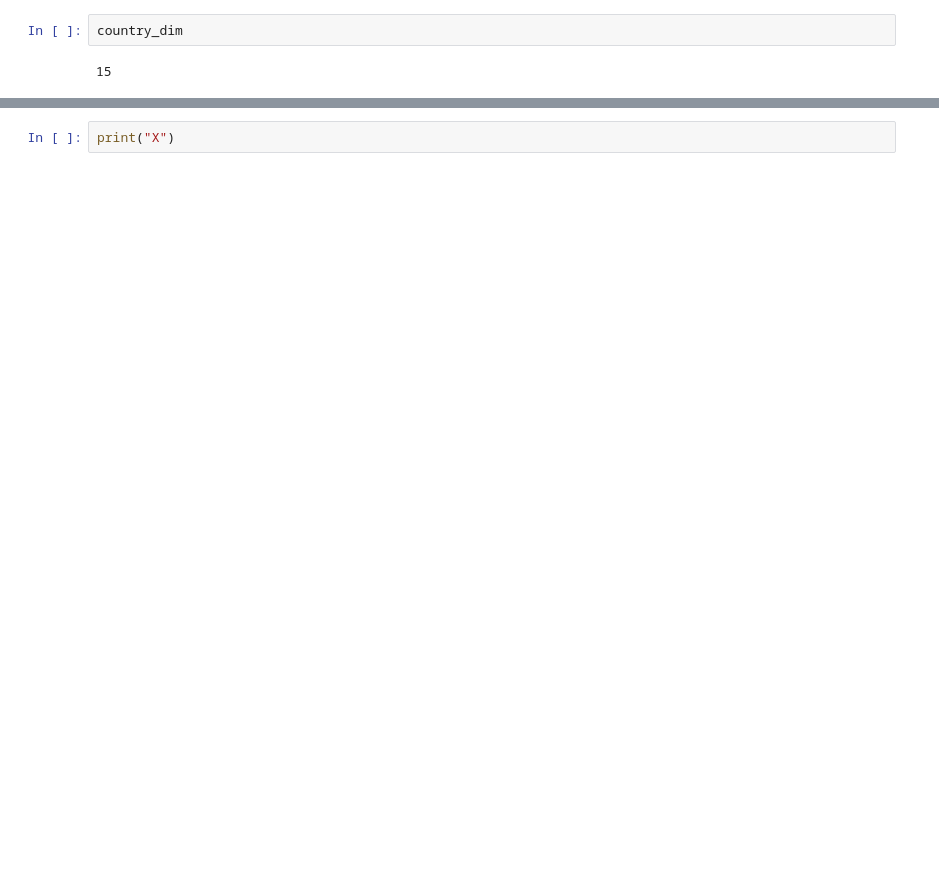
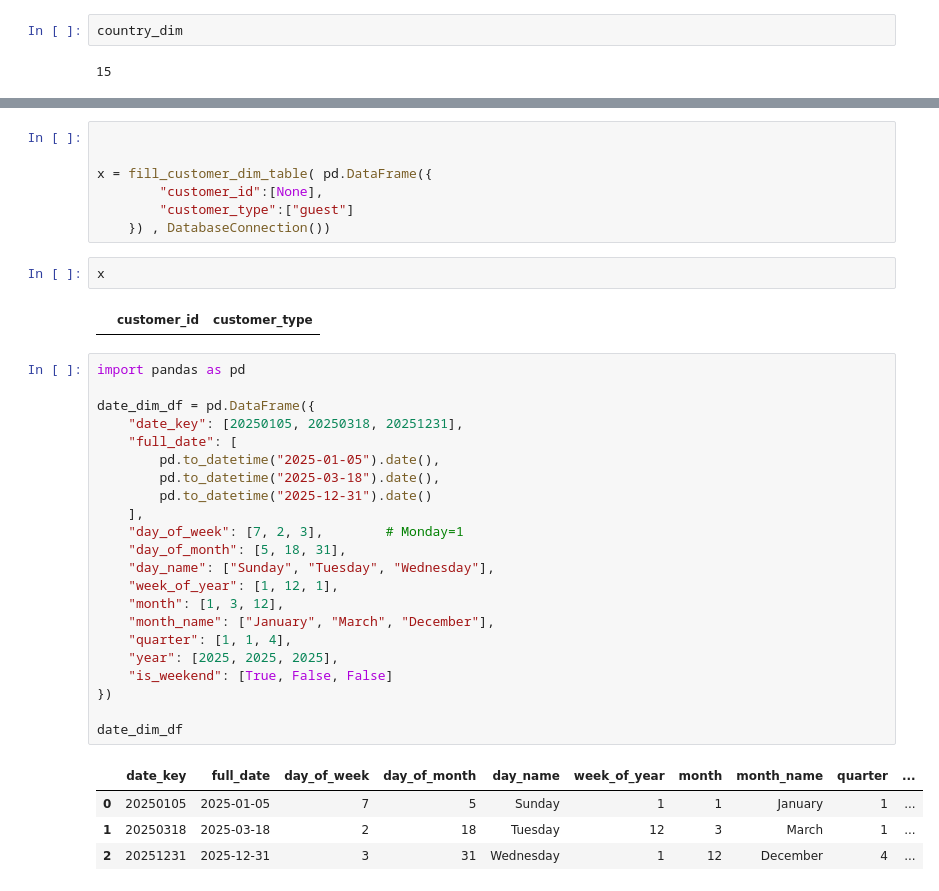
Before and after one commit to SaiD-MH/E-Commerce-ETL-Data-Pipeline, a Jupyter notebook: notebooks/load.ipynb, the cells around one changed output, grey strips where cells are left out. Saved outputs shown, nothing was run; the diff lists cells and outputs as text; blank space fills up the shorter version.

```diff
--- a/notebooks/load.ipynb
+++ b/notebooks/load.ipynb
@@ -443,2 +433,38 @@ KeyboardInterrupt:
 # %%
-print("X")
+
+
+x = fill_customer_dim_table( pd.DataFrame({
+        "customer_id":[None],
+        "customer_type":["guest"]
+    }) , DatabaseConnection())
+# %%
+x
+# %% [output]
+|  | customer_id | customer_type |
+# %%
+import pandas as pd
+
+date_dim_df = pd.DataFrame({
+    "date_key": [20250105, 20250318, 20251231],
+    "full_date": [
+        pd.to_datetime("2025-01-05").date(),
+        pd.to_datetime("2025-03-18").date(),
+        pd.to_datetime("2025-12-31").date()
+    ],
+    "day_of_week": [7, 2, 3],        # Monday=1
+    "day_of_month": [5, 18, 31],
+    "day_name": ["Sunday", "Tuesday", "Wednesday"],
+    "week_of_year": [1, 12, 1],
+    "month": [1, 3, 12],
+    "month_name": ["January", "March", "December"],
+    "quarter": [1, 1, 4],
+    "year": [2025, 2025, 2025],
+    "is_weekend": [True, False, False]
+})
+
+date_dim_df
+# %% [output]
+|  | date_key | full_date | day_of_week | day_of_month | day_name | week_of_year | month | month_name | quarter | ... |
+| 0 | 20250105 | 2025-01-05 | 7 | 5 | Sunday | 1 | 1 | January | 1 | ... |
+| 1 | 20250318 | 2025-03-18 | 2 | 18 | Tuesday | 12 | 3 | March | 1 | ... |
+| 2 | 20251231 | 2025-12-31 | 3 | 31 | Wednesday | 1 | 12 | December | 4 | ... |
```
Also changed, not shown: parts of 1 cell of this notebook, 2 other files.
